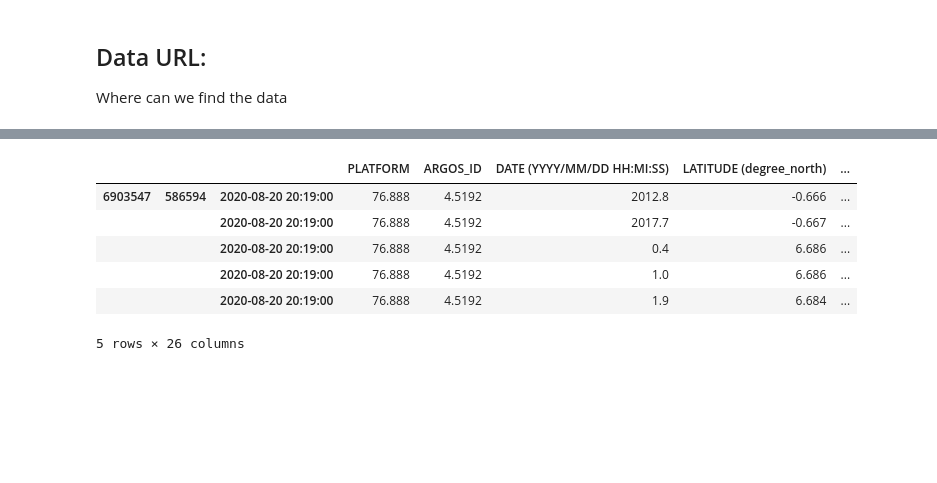
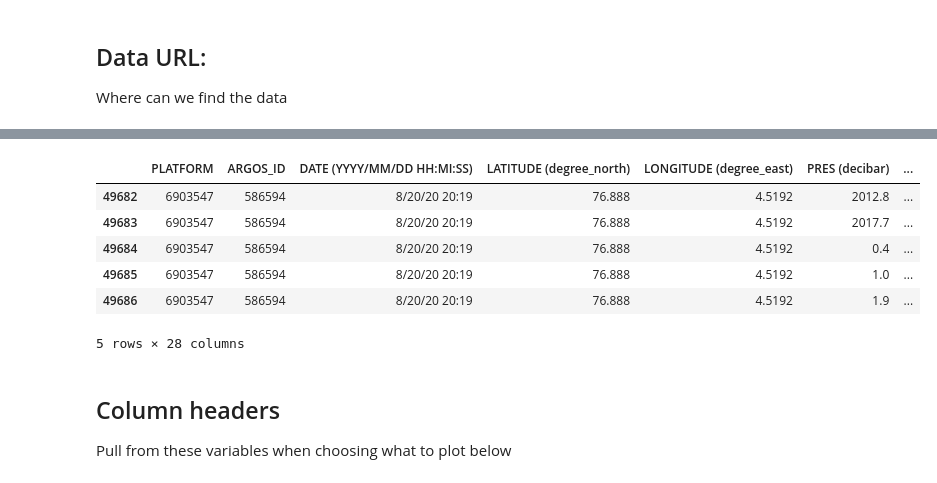
Before and after one commit to SUPScientist/Advanced-Quantitative-Oceanography, a Jupyter notebook: notebooks/Intro_08_ArgoRepeated.ipynb, the cells around one changed output, grey strips where cells are left out. Cells and saved outputs as stored; diff of their text form; code cells hidden in the pictures; blank space fills up the shorter version.

```diff
--- a/notebooks/Intro_08_ArgoRepeated.ipynb
+++ b/notebooks/Intro_08_ArgoRepeated.ipynb
@@ -27,12 +33,15 @@ data_url = 'https://raw.githubusercontent.com/SUPScientist/Advanced-Quantitative
 # %%
-df_full = pd.read_csv(data_url, parse_dates=[2]) # Carolina Runner/Banks Channel
+df_full = pd.read_csv(data_url) # Carolina Runner/Banks Channel
 
 df_full.tail()
 # %% [output]
-|  |  |  | PLATFORM | ARGOS_ID | DATE (YYYY/MM/DD HH:MI:SS) | LATITUDE (degree_north) | ... |
-| 6903547 | 586594 | 2020-08-20 20:19:00 | 76.888 | 4.5192 | 2012.8 | -0.666 | ... |
-|  |  | 2020-08-20 20:19:00 | 76.888 | 4.5192 | 2017.7 | -0.667 | ... |
-|  |  | 2020-08-20 20:19:00 | 76.888 | 4.5192 | 0.4 | 6.686 | ... |
-|  |  | 2020-08-20 20:19:00 | 76.888 | 4.5192 | 1.0 | 6.686 | ... |
-|  |  | 2020-08-20 20:19:00 | 76.888 | 4.5192 | 1.9 | 6.684 | ... |
+|  | PLATFORM | ARGOS_ID | DATE (YYYY/MM/DD HH:MI:SS) | LATITUDE (degree_north) | LONGITUDE (degree_east) | PRES (decibar) | ... |
+| 49682 | 6903547 | 586594 | 8/20/20 20:19 | 76.888 | 4.5192 | 2012.8 | ... |
+| 49683 | 6903547 | 586594 | 8/20/20 20:19 | 76.888 | 4.5192 | 2017.7 | ... |
+| 49684 | 6903547 | 586594 | 8/20/20 20:19 | 76.888 | 4.5192 | 0.4 | ... |
+| 49685 | 6903547 | 586594 | 8/20/20 20:19 | 76.888 | 4.5192 | 1.0 | ... |
+| 49686 | 6903547 | 586594 | 8/20/20 20:19 | 76.888 | 4.5192 | 1.9 | ... |
-5 rows × 26 columns
+5 rows × 28 columns
+# %% [markdown]
+## Column headers
+Pull from these variables when choosing what to plot below
```
Also changed, not shown: parts of 17 cells of this notebook.
